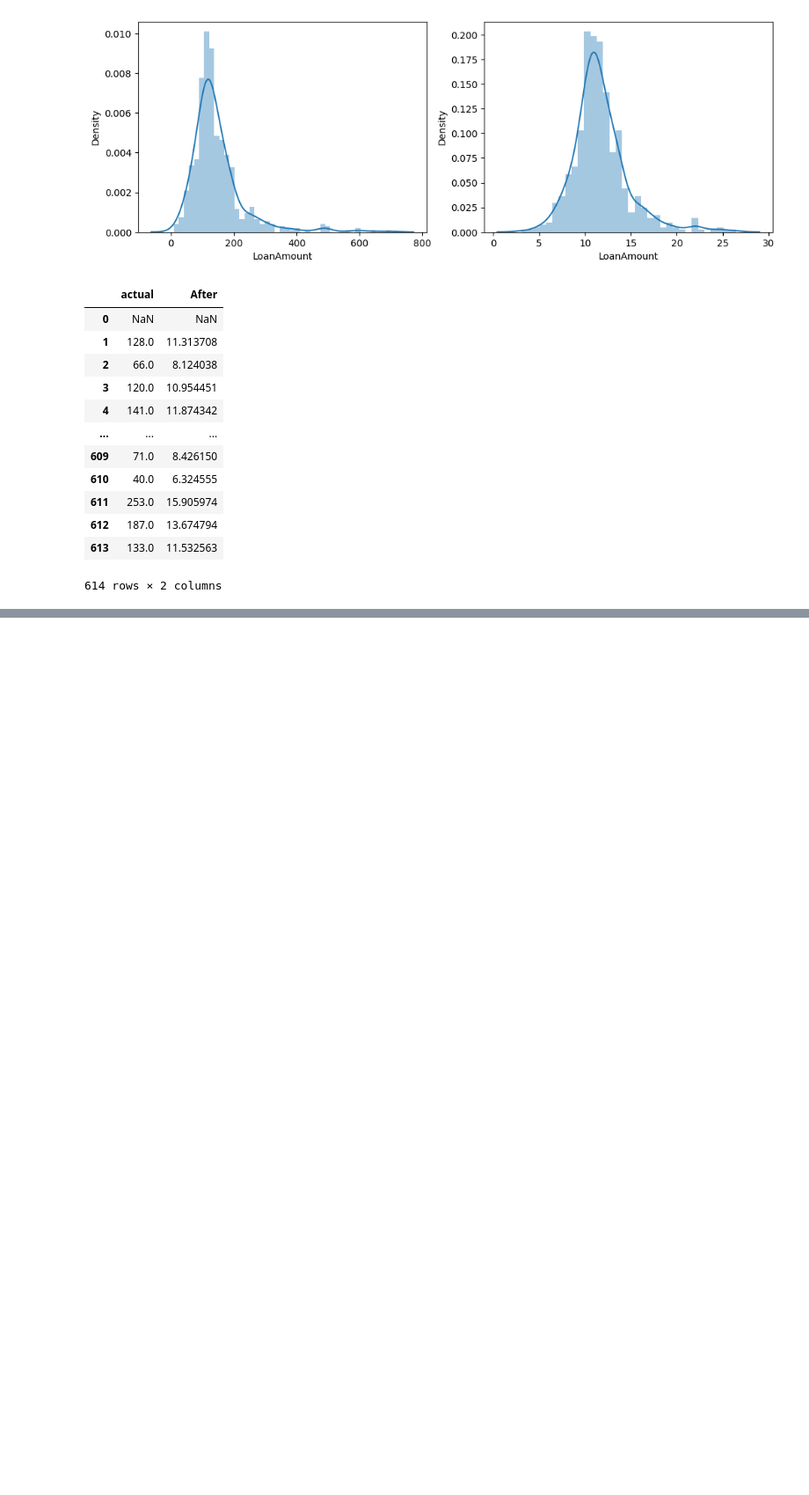
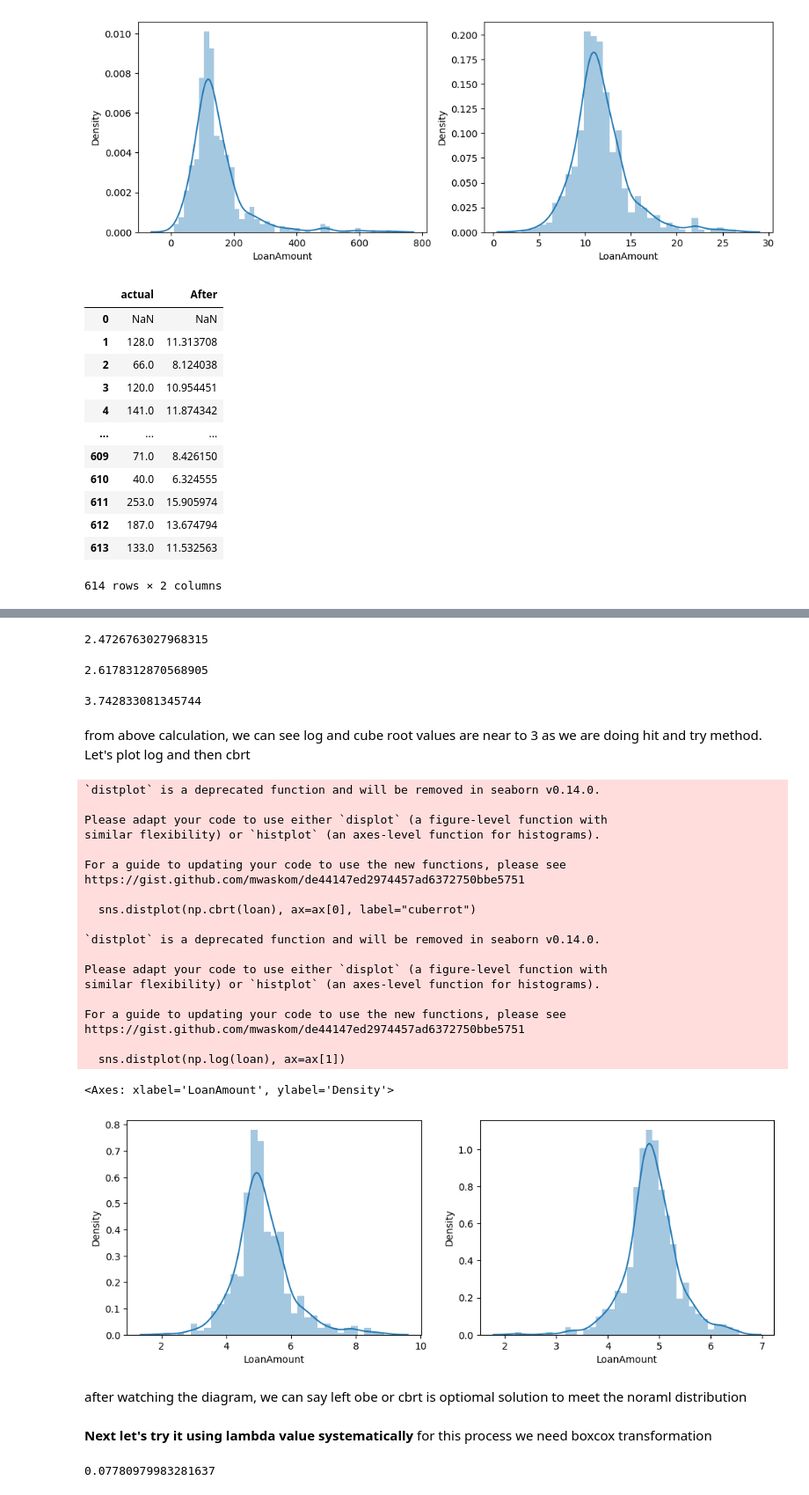
Before and after one commit to MekhzZ/AppliedStatisticsWithPython.ipynb, a Jupyter notebook: AppliedStatisticsWithPython.ipynb, the cells around one changed output, grey strips where cells are left out. Shown at 88% size. Drawn from its saved outputs; the diff is of its cells as text; code cells hidden in the pictures; blank space fills up the shorter version.

```diff
--- a/AppliedStatisticsWithPython.ipynb
+++ b/AppliedStatisticsWithPython.ipynb
@@ -367,0 +393,3 @@ pd.DataFrame({'actual': df.LoanAmount, 'After': np.sqrt(df.LoanAmount)})
+# %%
+appInc = df.ApplicantIncome
+loan = df.LoanAmount
@@ -367,0 +410,55 @@ pd.DataFrame({'actual': df.LoanAmount, 'After': np.sqrt(df.LoanAmount)})
+# %%
+np.log1p(loan).kurtosis()
+# %% [output]
+2.4726763027968315
+# %%
+np.cbrt(loan).kurtosis()
+# %% [output]
+2.6178312870568905
+# %%
+np.sqrt(loan).kurtosis()
+# %% [output]
+3.742833081345744
+# %% [markdown]
+from above calculation, we can see log and cube root values are near to 3 as we are doing hit and try method. Let's plot log and then cbrt
+# %%
+loan = loan.astype(float)
+# %%
+fig, ax = plt.subplots(1, 2, figsize=(12,4))
+sns.distplot(np.cbrt(loan), ax=ax[0], label="cuberrot")
+sns.distplot(np.log(loan), ax=ax[1])
+# %% [output]
+`distplot` is a deprecated function and will be removed in seaborn v0.14.0.
+
+Please adapt your code to use either `displot` (a figure-level function with
+similar flexibility) or `histplot` (an axes-level function for histograms).
+
+For a guide to updating your code to use the new functions, please see
+https://gist.github.com/mwaskom/de44147ed2974457ad6372750bbe5751
+
+  sns.distplot(np.cbrt(loan), ax=ax[0], label="cuberrot")
+
+`distplot` is a deprecated function and will be removed in seaborn v0.14.0.
+
+Please adapt your code to use either `displot` (a figure-level function with
+similar flexibility) or `histplot` (an axes-level function for histograms).
+
+For a guide to updating your code to use the new functions, please see
+https://gist.github.com/mwaskom/de44147ed2974457ad6372750bbe5751
+
+  sns.distplot(np.log(loan), ax=ax[1])
+<Axes: xlabel='LoanAmount', ylabel='Density'>
+[figure, added]
+# %% [markdown]
+after watching the diagram, we can say left obe or cbrt is optiomal solution to meet the noraml distribution
+# %% [markdown]
+**Next let's try it using lambda value systematically**
+for this process we need boxcox transformation
+# %%
+
+from scipy import stats
+
+_lambda = stats.boxcox_normmax(loan)
+print(_lambda)
+# %% [output]
+0.07780979983281637
```
Also changed, not shown: parts of 16 cells of this notebook.
